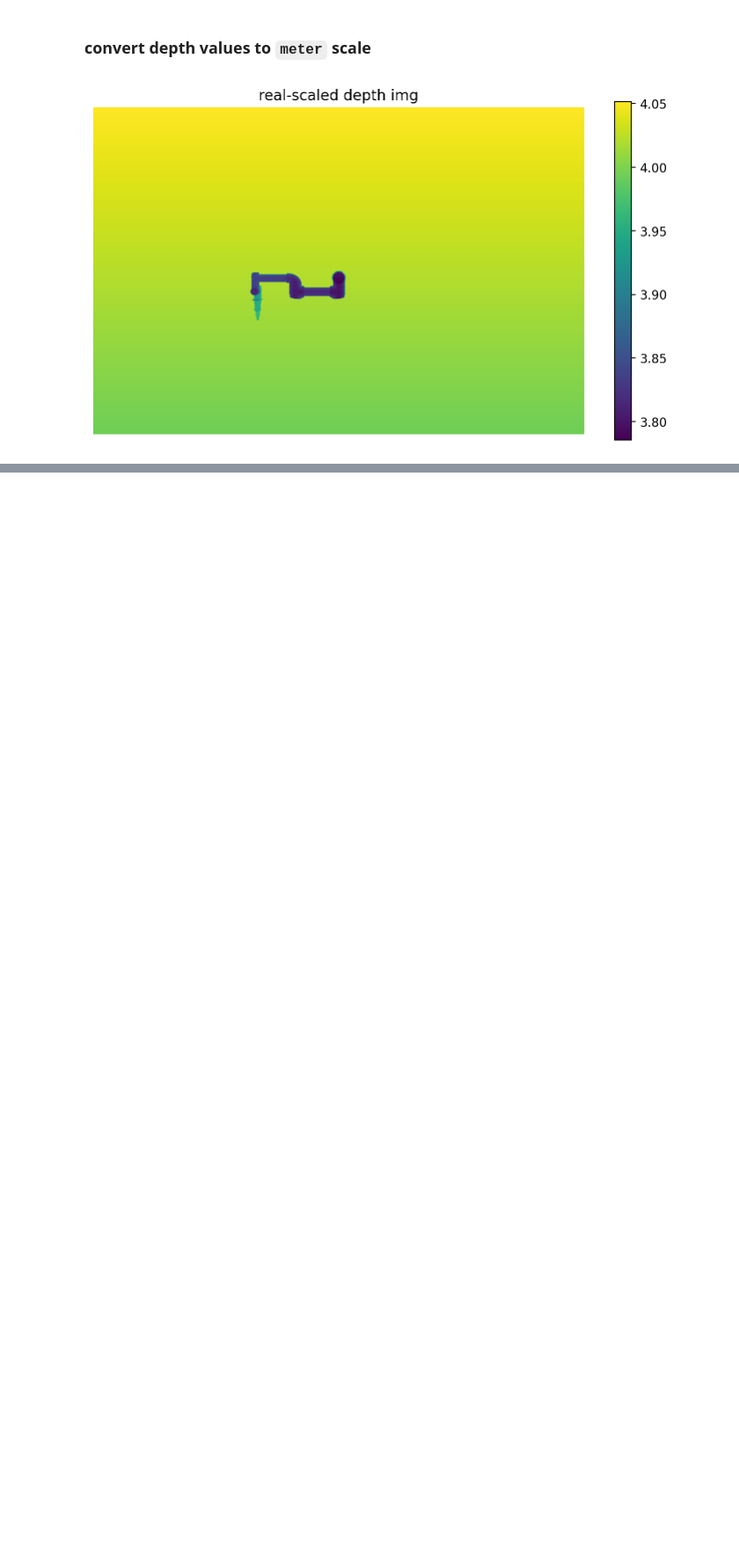
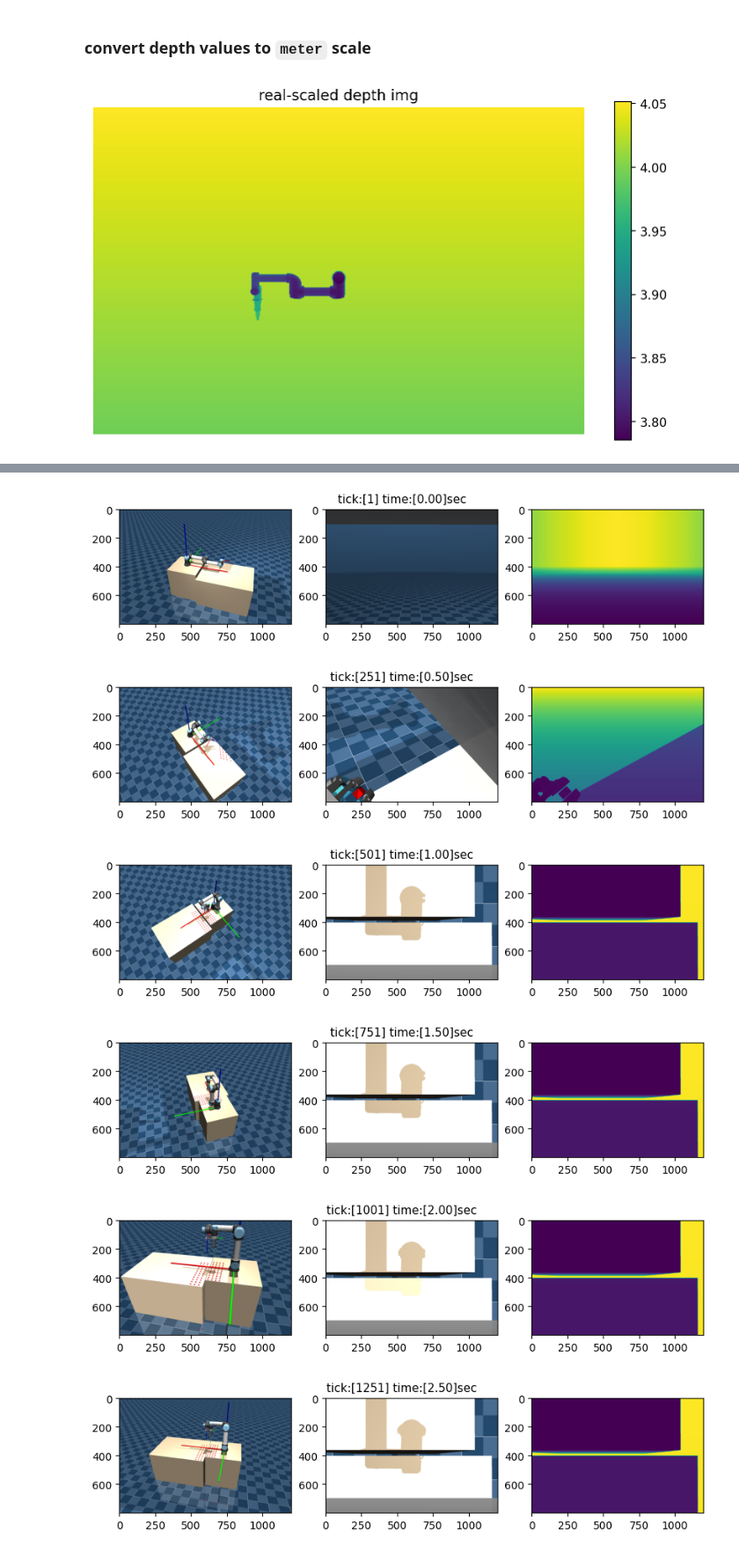
Before and after one commit to joonhyung-lee/xai615-code, a Jupyter notebook: code/demo_ur_03_get_image.ipynb, the cells around one changed output, grey strips where cells are left out. Shown at 88% size. Cells and saved outputs as stored; diff of their text form; code cells hidden in the pictures; blank space fills up the shorter version.

Commit message:
Add mujoco_parser class

```diff
--- a/code/demo_ur_03_get_image.ipynb
+++ b/code/demo_ur_03_get_image.ipynb
@@ -175,0 +180,4 @@ plt.show()
+# %%
+xml_path = '../model/ur5e_rg2/scene_with_obs.xml'
+env = MuJoCoParserClass(name='Spot',rel_xml_path=xml_path,VERBOSE=True)
+print ("[%s] parsed."%(env.name))
@@ -175,0 +204,63 @@ plt.show()
+# %%
+import numpy as np
+import matplotlib.pyplot as plt
+
+# Init viewer
+env.init_viewer(viewer_title='UR5e with RG2 gripper',viewer_width=1200,viewer_height=800,
+                viewer_hide_menus=True)
+env.update_viewer(azimuth=108.08,distance=3.5,elevation=-32,lookat=[0.4,0.18,0.71],
+                  VIS_TRANSPARENT=False,VIS_CONTACTPOINT=False,
+                  contactwidth=0.05,contactheight=0.05,contactrgba=np.array([1,0,0,1]),
+                  VIS_JOINT=True,jointlength=0.25,jointwidth=0.05,jointrgba=[0.2,0.6,0.8,0.6])
+
+# Move the base table
+env.model.body('base').pos = np.array([0,0,0.79])
+env.model.body('base_table').pos = np.array([0,0,0])
+env.model.body('object_table').pos = np.array([0.98,0,0])
+
+# Reset and loop
+env.reset()
+max_sec = 10
+while env.get_sim_time() <= max_sec:
+    # Step
+    ctrl = np.array([0.0,-90,90,90,90,0,0.0])*np.pi/180.0
+    ctrl[-1] = 1.0 # gripper open
+    env.step(ctrl=ctrl)
+
+    # Compute some poses
+    p_tcp,R_tcp = env.get_pR_body(body_name='tcp_link')
+    p_cam,R_cam = env.get_pR_body(body_name='camera_center')
+    p_base,R_base = env.get_pR_body(body_name='base')
+
+    if env.loop_every(HZ=10):
+        # Get PCD from a specific view
+        p_ego  = p_cam
+        p_trgt = p_cam + R_cam[:,2]
+        rgb_img,depth_img,pcd = env.get_egocentric_rgb_depth_pcd(
+            p_ego=p_ego,p_trgt=p_trgt,rsz_rate=100,fovy=45,BACKUP_AND_RESTORE_VIEW=True)
+
+    # Render
+    env.plot_T(p=p_cam,R=R_cam,PLOT_AXIS=True,axis_len=0.2,axis_width=0.005)
+    env.plot_T(p=p_base,R=R_base,PLOT_AXIS=True,axis_len=1.0,axis_width=0.01)
+    for p in pcd: env.plot_sphere(p=p,r=0.01 ,rgba=[0.95,0.15,0.15,1])
+    env.render(render_every=1)
+    if not env.is_viewer_alive(): break
+
+    if env.loop_every(HZ=2):
+        fig,axs = plt.subplots(1,3,figsize=(10,2))
+        scene_img = env.grab_image()
+        axs[0].imshow(scene_img)
+        axs[1].imshow(rgb_img)
+        axs[2].imshow(depth_img)
+        fig.suptitle('tick:[%d] time:[%.2f]sec'%(env.tick,env.get_sim_time()),fontsize=11)
+        plt.subplots_adjust(wspace=0.2)
+        plt.show()
+env.close_viewer()
+print ("Tick:[%d] Time:[%.2f]sec Done."%(env.tick,env.get_sim_time()))
+# %% [output]
+[figure, added]
+[figure, added]
+[figure, added]
+[figure, added]
+[figure, added]
+[figure, added]
```
Also changed, not shown: parts of 5 cells of this notebook, 6 other files.
